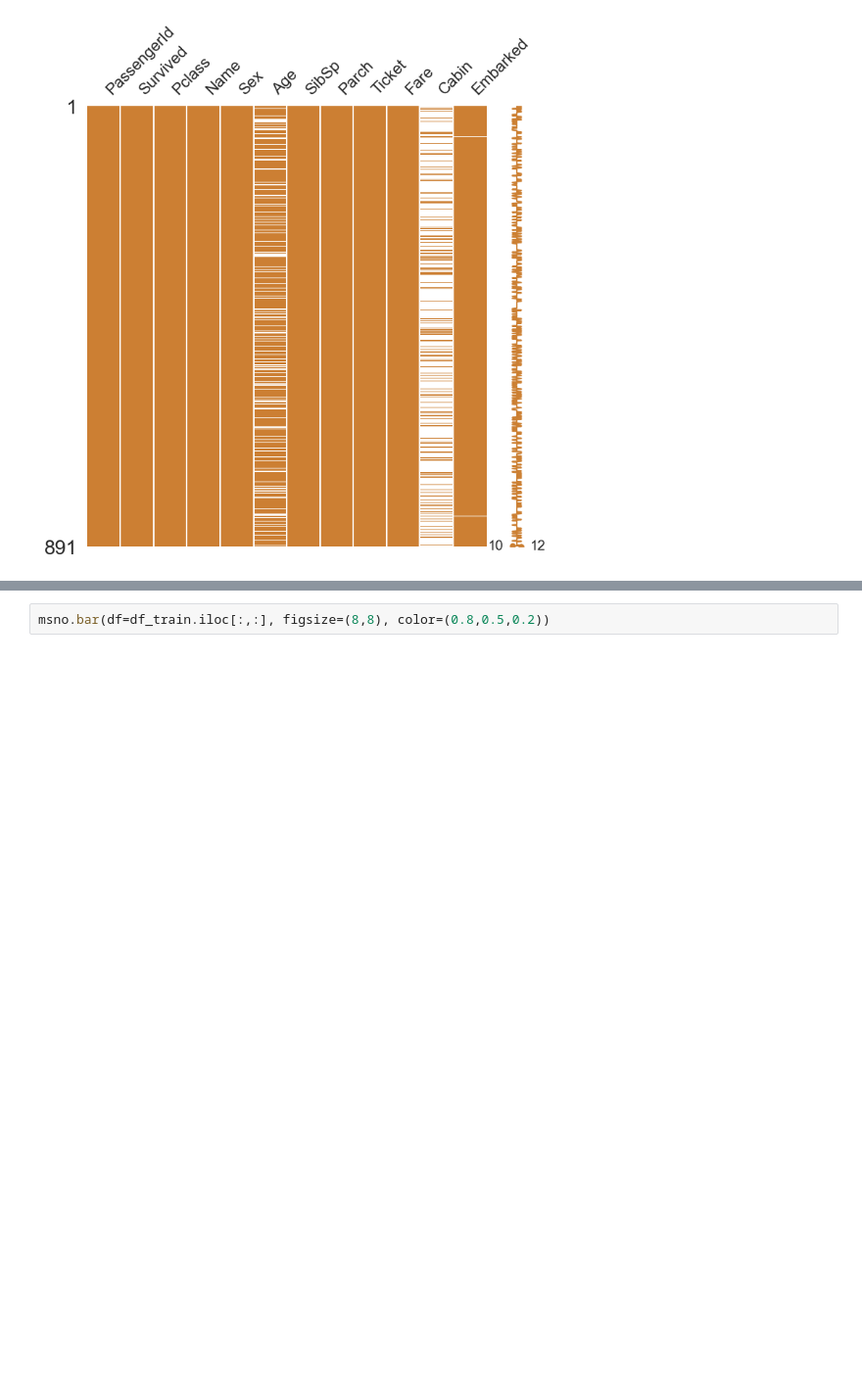
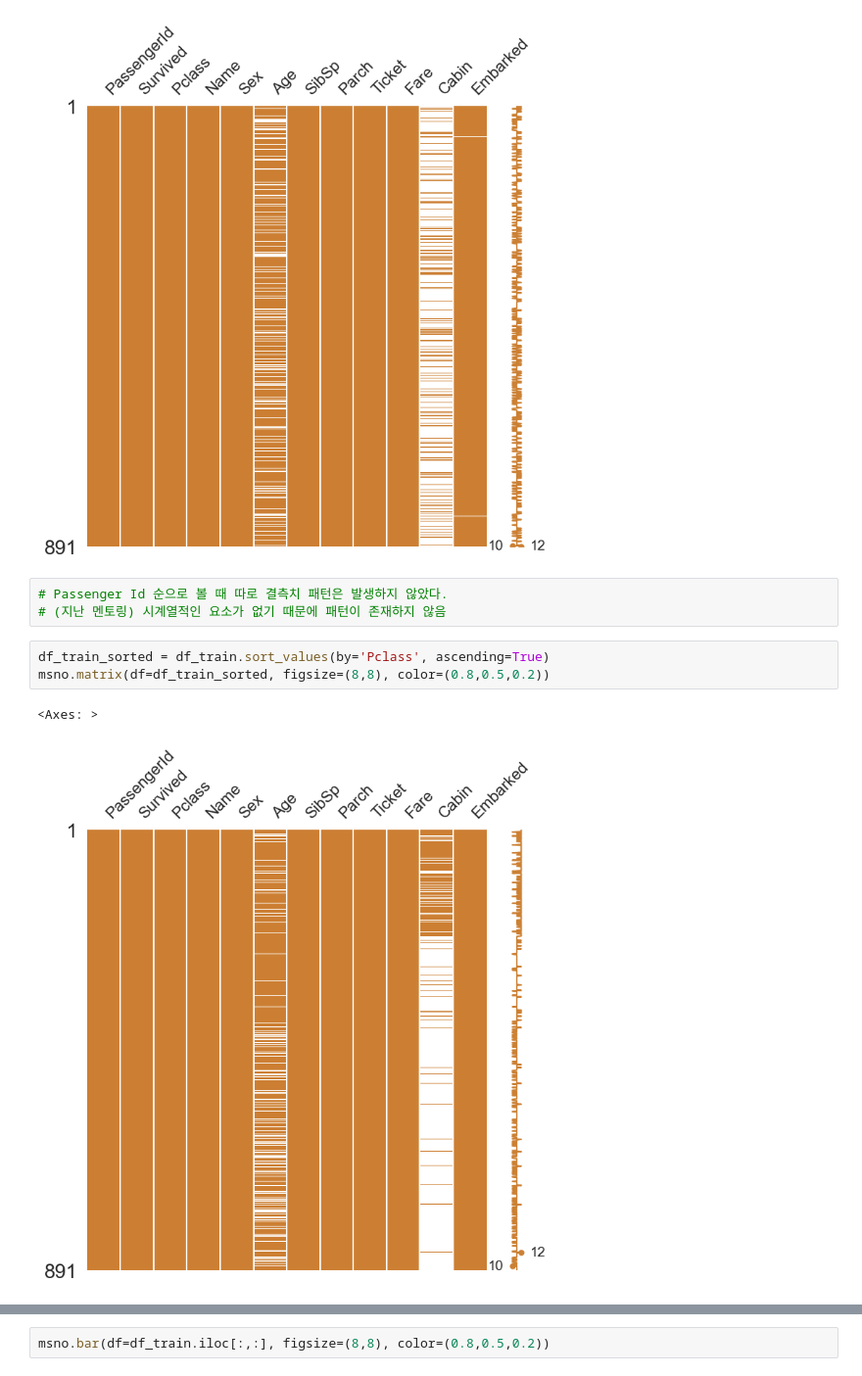
Before and after one commit to applesatang/Kaggle, a Jupyter notebook: 01_Titanic/Titanic_Study.ipynb, the cells around one changed output, grey strips where cells are left out. Shown at 98% size. Saved outputs shown, nothing was run; the diff lists cells and outputs as text; blank space fills up the shorter version.

```diff
--- a/01_Titanic/Titanic_Study.ipynb
+++ b/01_Titanic/Titanic_Study.ipynb
@@ -100,3 +106,12 @@ msno.matrix(df=df_train.iloc[:,:], figsize=(8,8), color = (0.8,0.5,0.2))
 # %% [output]
 <Axes: >
 [figure]
+# %%
+# Passenger Id 순으로 볼 때 따로 결측치 패턴은 발생하지 않았다.
+# (지난 멘토링) 시계열적인 요소가 없기 때문에 패턴이 존재하지 않음
+# %%
+df_train_sorted = df_train.sort_values(by='Pclass', ascending=True)
+msno.matrix(df=df_train_sorted, figsize=(8,8), color=(0.8,0.5,0.2))
+# %% [output]
+<Axes: >
+[figure, added]
```
Also changed, not shown: parts of 35 cells of this notebook.
